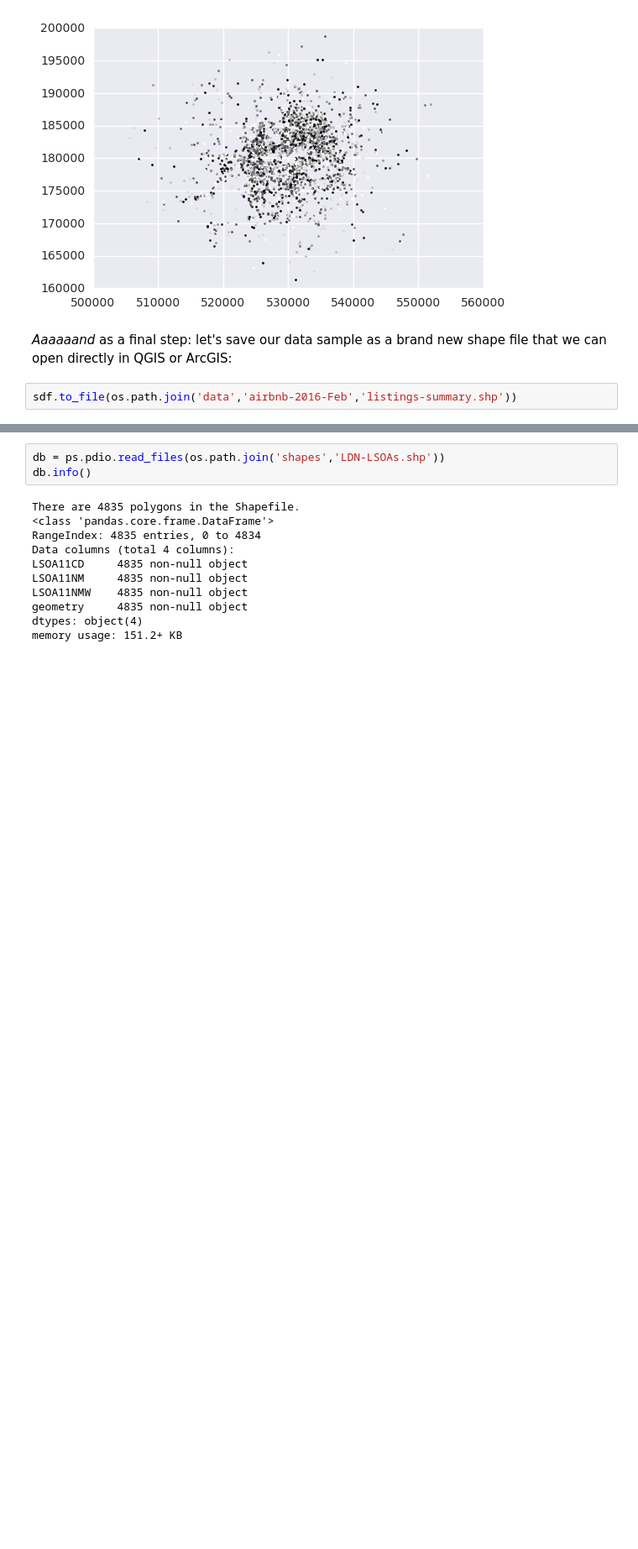
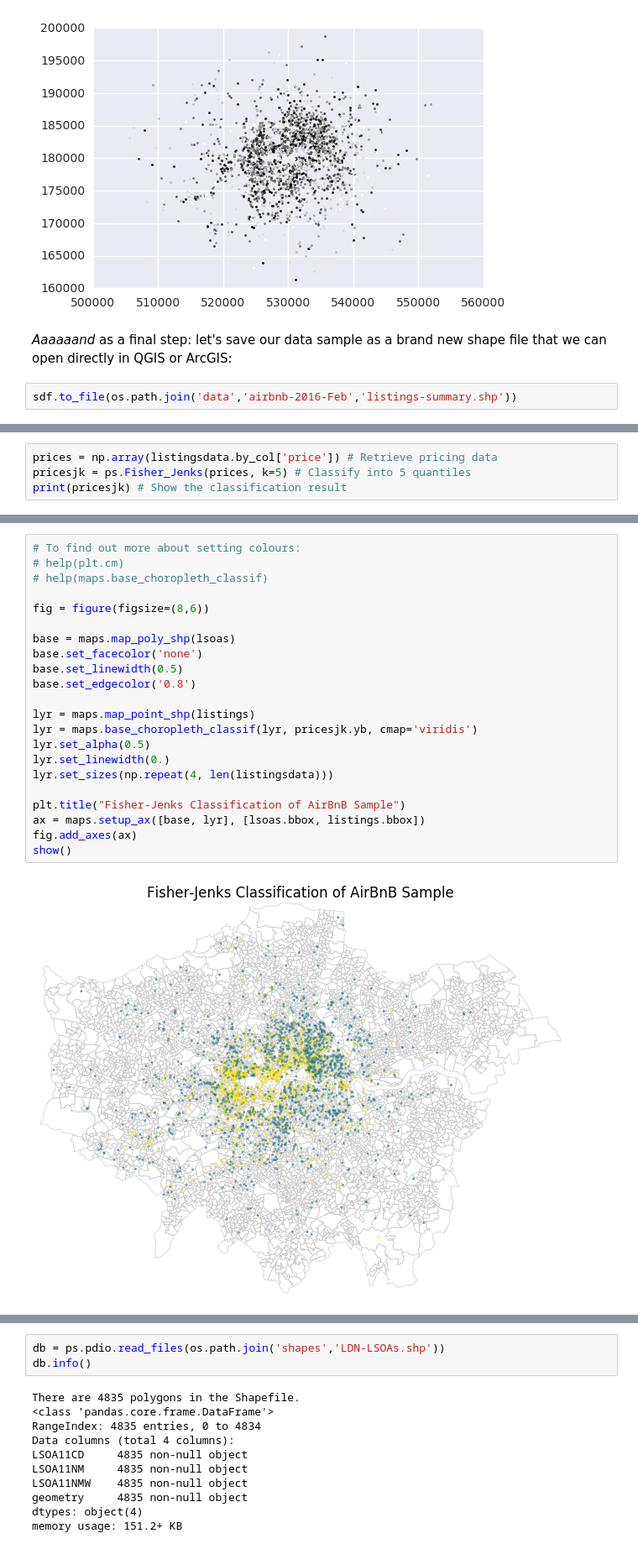
Before and after one commit to kingsgeocomp/spatial-analysis, a Jupyter notebook: AirBnB Analysis.ipynb, the cells around one changed output, grey strips where cells are left out. Shown at 84% size. Drawn from its saved outputs; the diff is of its cells as text; blank space fills up the shorter version.

```diff
--- a/AirBnB Analysis.ipynb
+++ b/AirBnB Analysis.ipynb
@@ -423,0 +457,4 @@ show()
+# %%
+prices = np.array(listingsdata.by_col['price']) # Retrieve pricing data
+pricesjk = ps.Fisher_Jenks(prices, k=5) # Classify into 5 quantiles
+print(pricesjk) # Show the classification result
@@ -423,0 +471,24 @@ show()
+# %%
+# To find out more about setting colours:
+# help(plt.cm)
+# help(maps.base_choropleth_classif)
+
+fig = figure(figsize=(8,6))
+
+base = maps.map_poly_shp(lsoas)
+base.set_facecolor('none')
+base.set_linewidth(0.5)
+base.set_edgecolor('0.8')
+
+lyr = maps.map_point_shp(listings)
+lyr = maps.base_choropleth_classif(lyr, pricesjk.yb, cmap='viridis')
+lyr.set_alpha(0.5)
+lyr.set_linewidth(0.)
+lyr.set_sizes(np.repeat(4, len(listingsdata)))
+
+plt.title("Fisher-Jenks Classification of AirBnB Sample")
+ax = maps.setup_ax([base, lyr], [lsoas.bbox, listings.bbox])
+fig.add_axes(ax)
+show()
+# %% [output]
+[figure, added]
```
Also changed, not shown: parts of 17 cells of this notebook.
